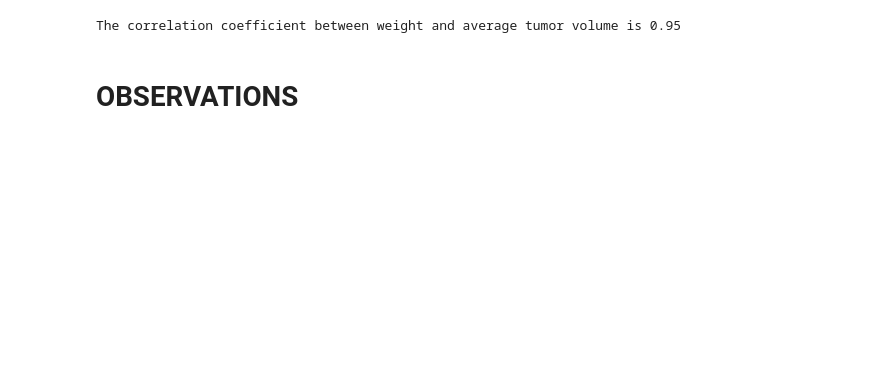
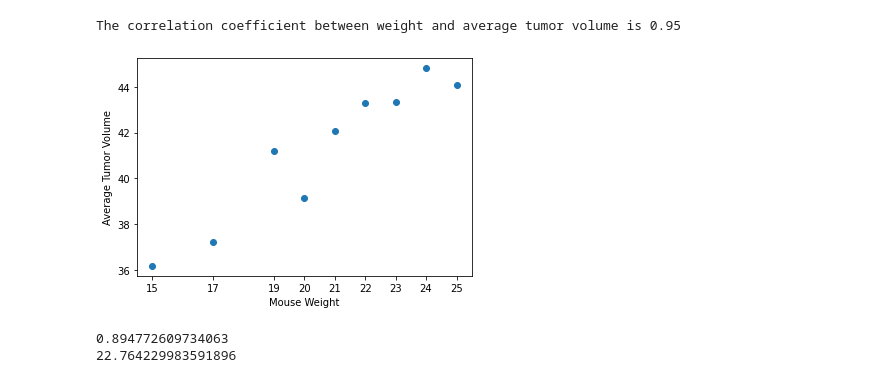
Before and after one commit to strivedi01/matplotlib_HW_090820, a Jupyter notebook: pymaceuticals_HW.ipynb, the cells around one changed output. Cells and saved outputs as stored; diff of their text form; code cells hidden in the pictures; blank space fills up the shorter version.

```diff
--- a/pymaceuticals_HW.ipynb
+++ b/pymaceuticals_HW.ipynb
@@ -517,5 +540,28 @@ average_tumor_volume = weight_group_df.average_tumor_volume
 print(f"The correlation coefficient between weight and average tumor volume is {round(st.pearsonr(weight_Capomulin,average_tumor_volume)[0],2)}")
 # %% [output]
 The correlation coefficient between weight and average tumor volume is 0.95
-# %% [markdown]
-# OBSERVATIONS
+# %%
+# Generate a scatter plot of mouse weight versus average tumor volume for the Capomulin treatment regimen.
+
+mouse_weight = weight_group_df["Weight_grams"].tolist()
+average_tumor_volume = weight_group_df["average_tumor_volume"].tolist()
+
+plt.scatter(mouse_weight,average_tumor_volume)
+plt.xticks(mouse_weight, rotation=360)
+plt.xlabel('Mouse Weight')
+plt.ylabel('Average Tumor Volume')
+
+# Save and display the chart
+plt.savefig("./Images/Scatter_Plot_weight_vs_tumor_volume.png")
+plt.show()
+# %% [output]
+[figure, added]
+# %%
+# Perform a linear regression on mouse weight and average tumor volume
+vc_slope, vc_int, vc_r, vc_p, vc_std_err = st.linregress(mouse_weight, average_tumor_volume)
+
+print(vc_slope)
+print(vc_int)
+# %% [output]
+0.894772609734063
+22.764229983591896
```
Also changed, not shown: parts of 24 cells of this notebook, 1 other file.
